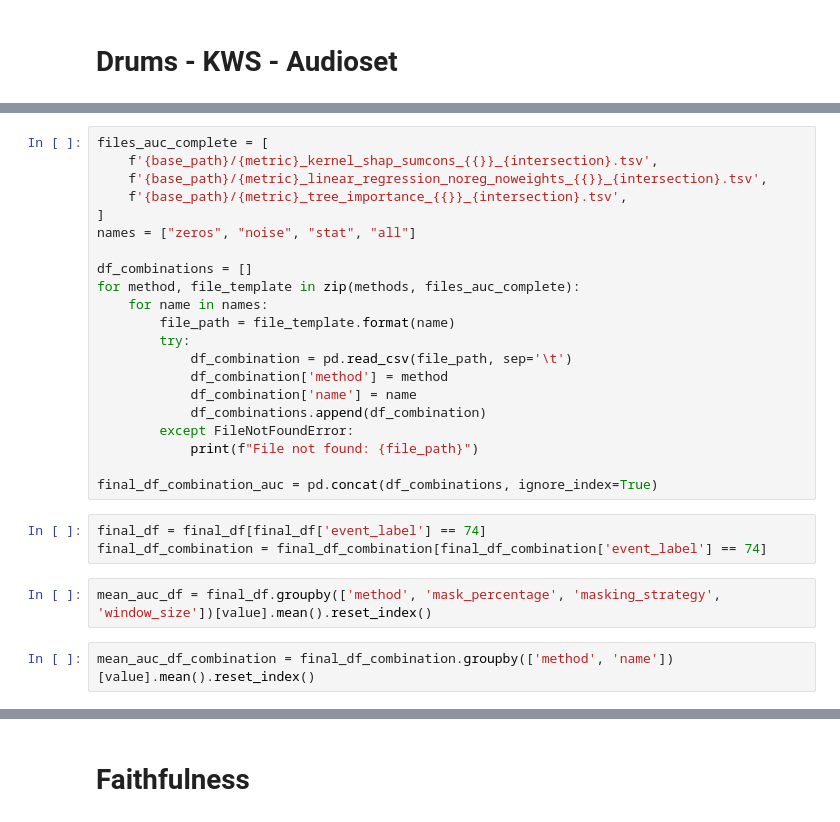
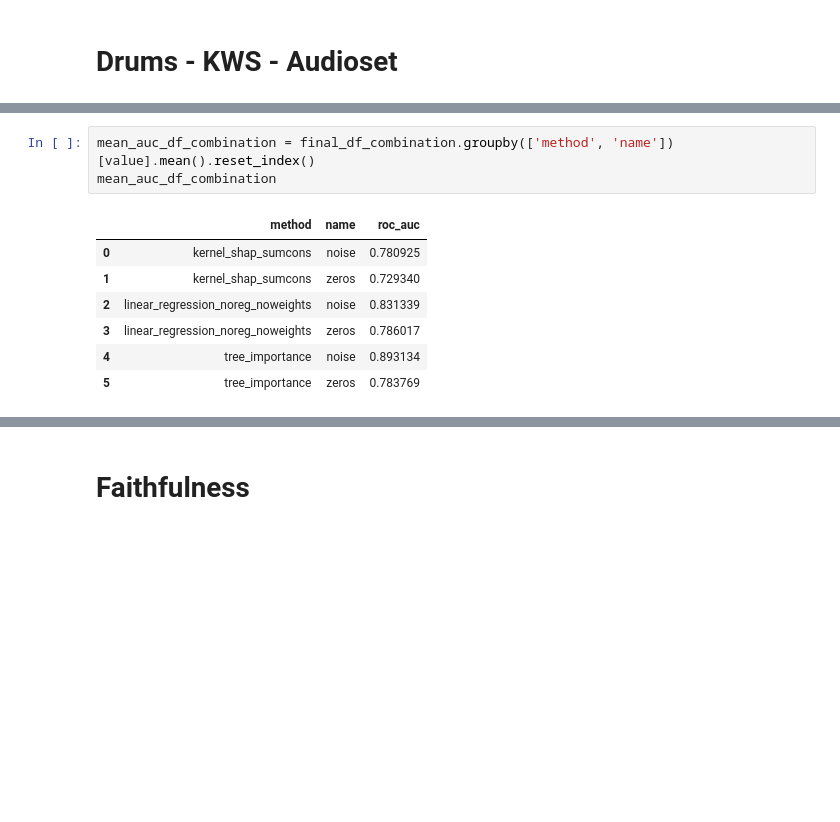
Before and after one commit to ceciliabolanos/explain_where, a Jupyter notebook: metrics_evaluation.ipynb, the cells around one changed output, grey strips where cells are left out. Cells and saved outputs as stored; diff of their text form; blank space fills up the shorter version.

```diff
--- a/metrics_evaluation.ipynb
+++ b/metrics_evaluation.ipynb
@@ -61,28 +166,11 @@ final_df = pd.concat(dfs, ignore_index=True)
-# %%
-files_auc_complete = [
-    f'{base_path}/{metric}_kernel_shap_sumcons_{{}}_{intersection}.tsv',
-    f'{base_path}/{metric}_linear_regression_noreg_noweights_{{}}_{intersection}.tsv',
-    f'{base_path}/{metric}_tree_importance_{{}}_{intersection}.tsv',
-]
-names = ["zeros", "noise", "stat", "all"]
-
-df_combinations = []
-for method, file_template in zip(methods, files_auc_complete):
-    for name in names:
-        file_path = file_template.format(name)
-        try:
-            df_combination = pd.read_csv(file_path, sep='\t')
-            df_combination['method'] = method
-            df_combination['name'] = name
-            df_combinations.append(df_combination)
-        except FileNotFoundError:
-            print(f"File not found: {file_path}")
-
-final_df_combination_auc = pd.concat(df_combinations, ignore_index=True)
-# %%
-final_df = final_df[final_df['event_label'] == 74]
-final_df_combination = final_df_combination[final_df_combination['event_label'] == 74]
 # %%
-mean_auc_df = final_df.groupby(['method', 'mask_percentage', 'masking_strategy', 'window_size'])[value].mean().reset_index()
+mean_auc_df_combination = final_df_combination.groupby(['method', 'name'])[value].mean().reset_index()
+mean_auc_df_combination
+# %% [output]
+|  | method | name | roc_auc |
+| 0 | kernel_shap_sumcons | noise | 0.780925 |
+| 1 | kernel_shap_sumcons | zeros | 0.729340 |
+| 2 | linear_regression_noreg_noweights | noise | 0.831339 |
+| 3 | linear_regression_noreg_noweights | zeros | 0.786017 |
+| 4 | tree_importance | noise | 0.893134 |
+| 5 | tree_importance | zeros | 0.783769 |
-# %%
-mean_auc_df_combination = final_df_combination.groupby(['method', 'name'])[value].mean().reset_index()
```
Also changed, not shown: parts of 19 cells of this notebook.
